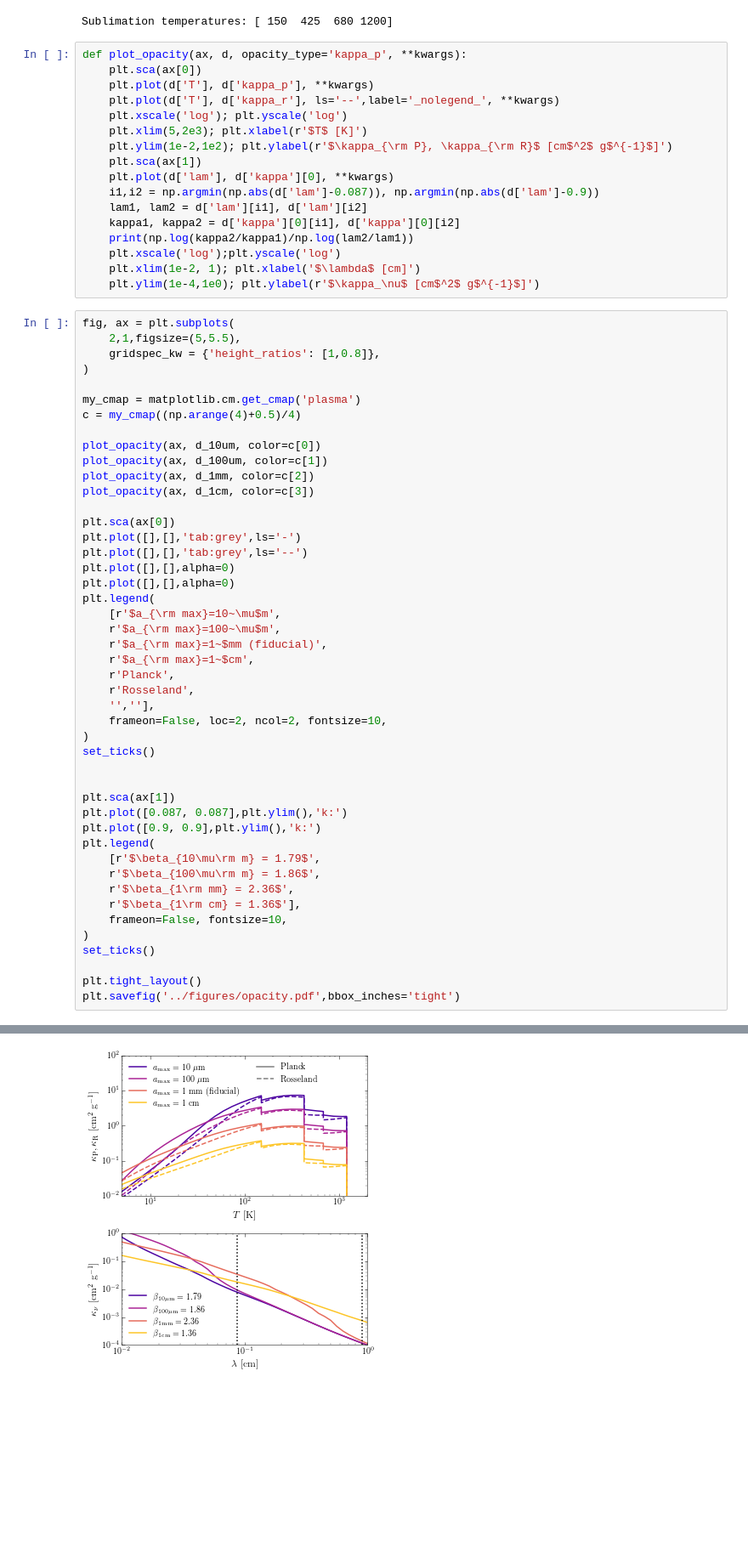
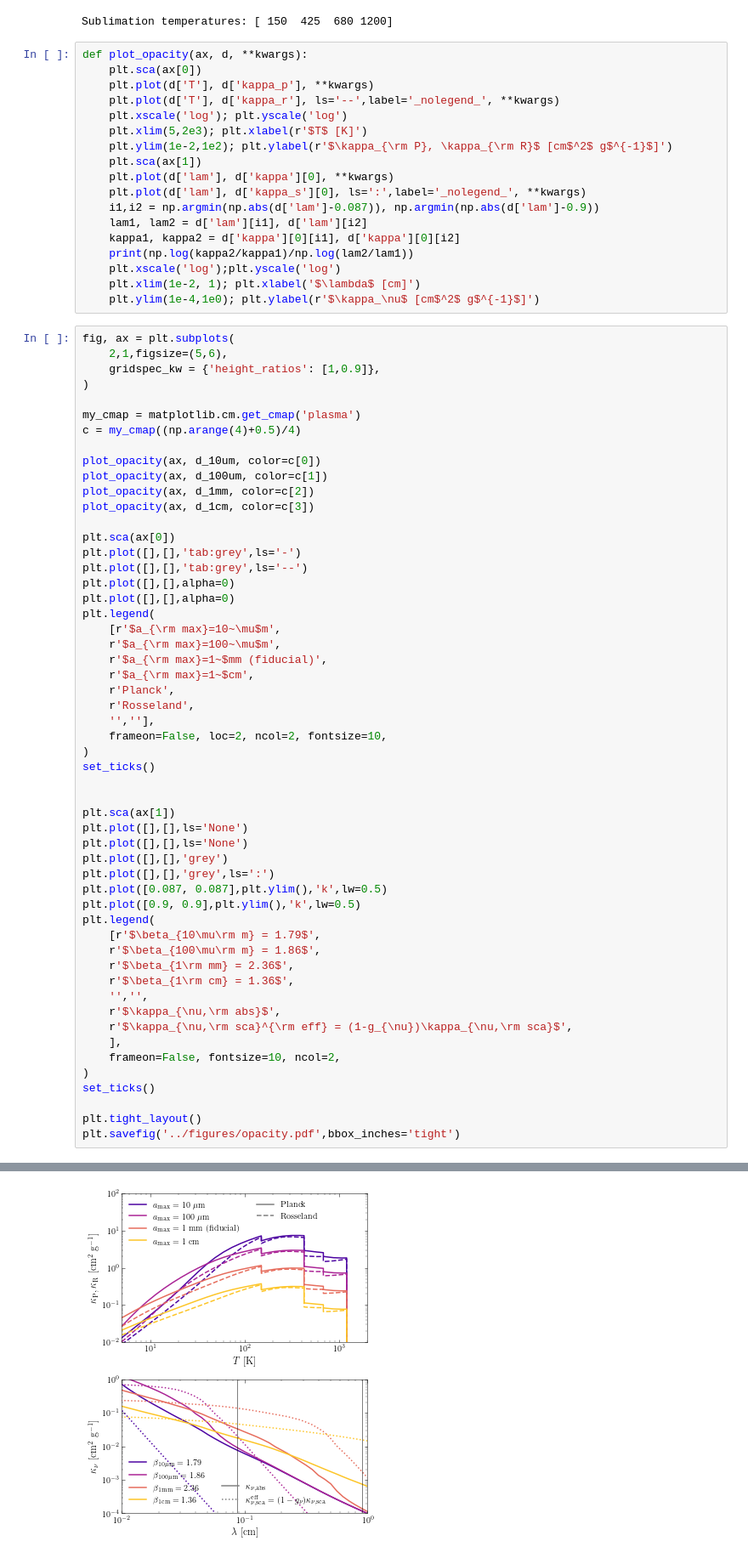
Before and after one commit to wxu26/GIdisk2obs, a Jupyter notebook: stats_and_visualizations/2_fig_1_opacity.ipynb, the cells around one changed output, grey strips where cells are left out. Shown at 85% size. Saved outputs shown, nothing was run; the diff lists cells and outputs as text; blank space fills up the shorter version.

Commit message:
06/2022 arxiv update: bug fixes, new figures, update notebook names

```diff
--- a/stats_and_visualizations/2_fig_1_opacity.ipynb
+++ b/stats_and_visualizations/2_fig_1_opacity.ipynb
@@ -12,7 +12,7 @@ print('Sublimation temperatures:',d_1mm['T_crit'])
 # %% [output]
 Sublimation temperatures: [ 150  425  680 1200]
 # %%
-def plot_opacity(ax, d, opacity_type='kappa_p', **kwargs):
+def plot_opacity(ax, d, **kwargs):
     plt.sca(ax[0])
     plt.plot(d['T'], d['kappa_p'], **kwargs)
     plt.plot(d['T'], d['kappa_r'], ls='--',label='_nolegend_', **kwargs)
@@ -21,6 +21,7 @@ def plot_opacity(ax, d, opacity_type='kappa_p', **kwargs):
     plt.ylim(1e-2,1e2); plt.ylabel(r'$\kappa_{\rm P}, \kappa_{\rm R}$ [cm$^2$ g$^{-1}$]')
     plt.sca(ax[1])
     plt.plot(d['lam'], d['kappa'][0], **kwargs)
+    plt.plot(d['lam'], d['kappa_s'][0], ls=':',label='_nolegend_', **kwargs)
     i1,i2 = np.argmin(np.abs(d['lam']-0.087)), np.argmin(np.abs(d['lam']-0.9))
     lam1, lam2 = d['lam'][i1], d['lam'][i2]
     kappa1, kappa2 = d['kappa'][0][i1], d['kappa'][0][i2]
@@ -30,8 +31,8 @@ def plot_opacity(ax, d, opacity_type='kappa_p', **kwargs):
     plt.ylim(1e-4,1e0); plt.ylabel(r'$\kappa_\nu$ [cm$^2$ g$^{-1}$]')
 # %%
 fig, ax = plt.subplots(
-    2,1,figsize=(5,5.5),
-    gridspec_kw = {'height_ratios': [1,0.8]},
+    2,1,figsize=(5,6),
+    gridspec_kw = {'height_ratios': [1,0.9]},
 )
 
 my_cmap = matplotlib.cm.get_cmap('plasma')
@@ -48,35 +49,43 @@ plt.plot([],[],'tab:grey',ls='--')
 plt.plot([],[],alpha=0)
 plt.plot([],[],alpha=0)
 plt.legend(
     [r'$a_{\rm max}=10~\mu$m',
     r'$a_{\rm max}=100~\mu$m',
     r'$a_{\rm max}=1~$mm (fiducial)',
     r'$a_{\rm max}=1~$cm',
     r'Planck',
     r'Rosseland',
     '',''],
     frameon=False, loc=2, ncol=2, fontsize=10,
 )
 set_ticks()
 
 
 plt.sca(ax[1])
-plt.plot([0.087, 0.087],plt.ylim(),'k:')
-plt.plot([0.9, 0.9],plt.ylim(),'k:')
+plt.plot([],[],ls='None')
+plt.plot([],[],ls='None')
+plt.plot([],[],'grey')
+plt.plot([],[],'grey',ls=':')
+plt.plot([0.087, 0.087],plt.ylim(),'k',lw=0.5)
+plt.plot([0.9, 0.9],plt.ylim(),'k',lw=0.5)
 plt.legend(
     [r'$\beta_{10\mu\rm m} = 1.79$',
     r'$\beta_{100\mu\rm m} = 1.86$',
     r'$\beta_{1\rm mm} = 2.36$',
-    r'$\beta_{1\rm cm} = 1.36$'],
-    frameon=False, fontsize=10,
+    r'$\beta_{1\rm cm} = 1.36$',
+    '','',
+    r'$\kappa_{\nu,\rm abs}$',
+    r'$\kappa_{\nu,\rm sca}^{\rm eff} = (1-g_{\nu})\kappa_{\nu,\rm sca}$',
+    ],
+    frameon=False, fontsize=10, ncol=2,
 )
 set_ticks()
 
 plt.tight_layout()
 plt.savefig('../figures/opacity.pdf',bbox_inches='tight')
 # %% [output]
 -1.789990543270807
 -1.86221170286561
 -2.3576515648663268
 -1.3601442050132606
-[figure, old version]
+[figure, new version]
```
Also changed, not shown: 43 other files.
